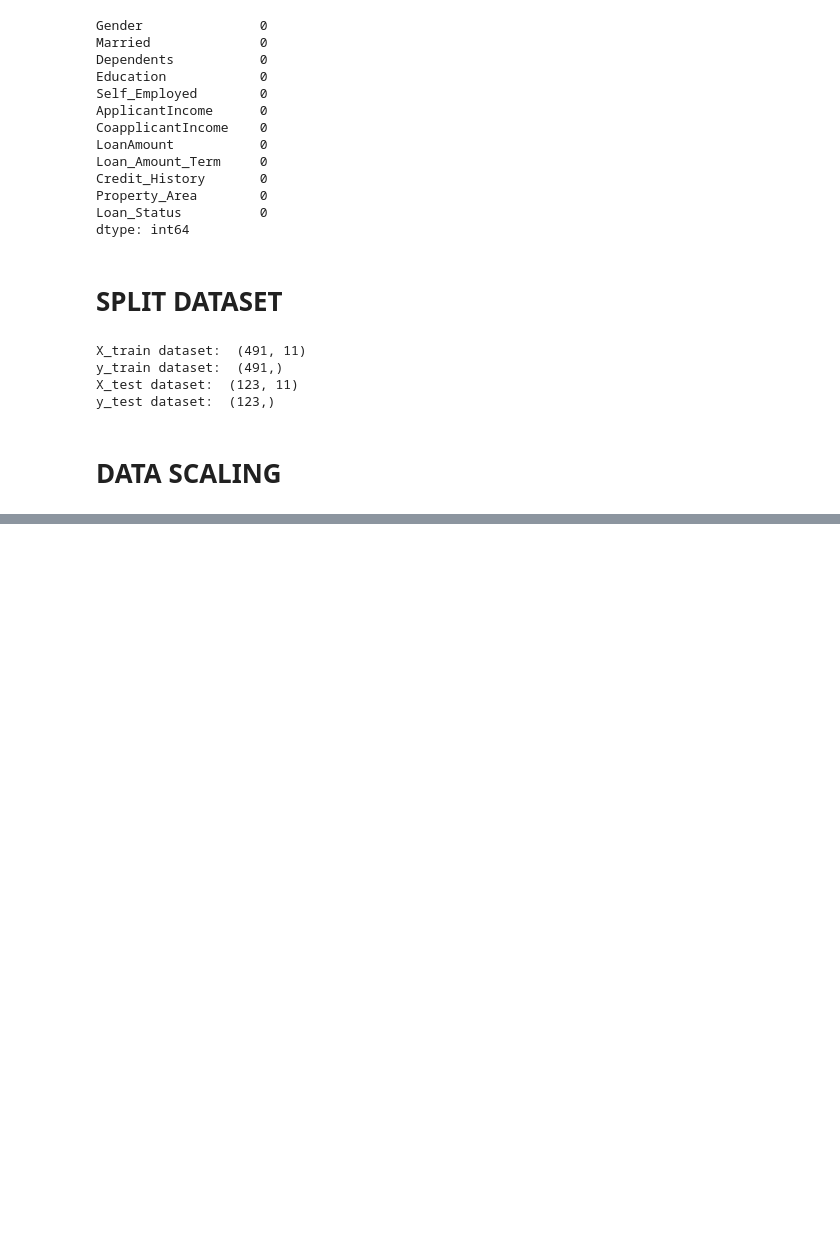
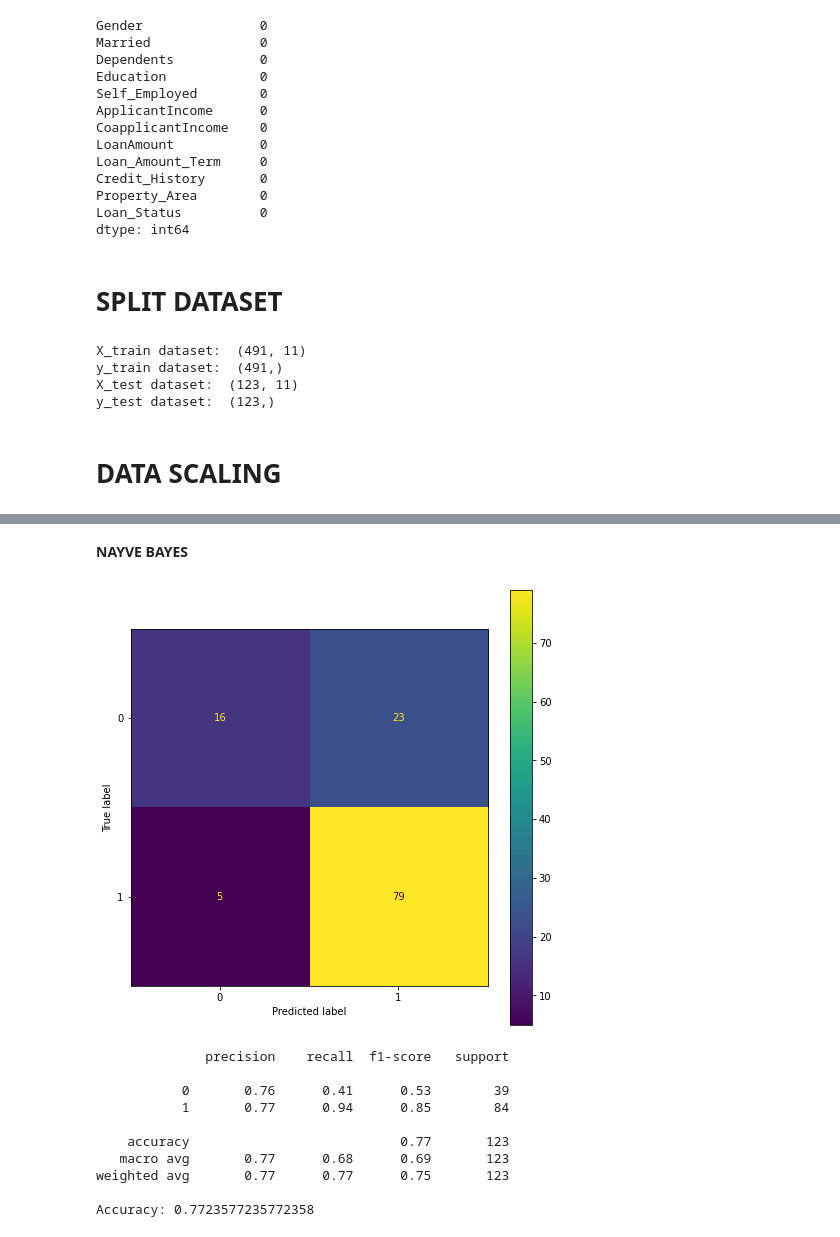
Before and after one commit to livio-24/LoanEligibilityPrediction, a Jupyter notebook: LoanEligibilityPrediction.ipynb, the cells around one changed output, grey strips where cells are left out. Saved outputs shown, nothing was run; the diff lists cells and outputs as text; code cells hidden in the pictures; blank space fills up the shorter version.

```diff
--- a/LoanEligibilityPrediction.ipynb
+++ b/LoanEligibilityPrediction.ipynb
@@ -307,0 +433,29 @@ X_test=scaler.transform(X_test)
+# %% [markdown]
+**NAYVE BAYES**
+# %%
+from sklearn.naive_bayes import  GaussianNB
+
+NB = GaussianNB()
+NB.fit(X_train, y_train)
+
+y_pred = NB.predict(X_test)
+labels = np.unique(y_test)
+
+fig, ax = plt.subplots(figsize=(8, 8))
+plot_confusion_matrix(NB, X_test, y_test, ax=ax)
+plt.show()
+
+print(classification_report(y_test, y_pred))
+print("Accuracy:",metrics.accuracy_score(y_test, y_pred))
+# %% [output]
+[figure, added]
+              precision    recall  f1-score   support
+
+           0       0.76      0.41      0.53        39
+           1       0.77      0.94      0.85        84
+
+    accuracy                           0.77       123
+   macro avg       0.77      0.68      0.69       123
+weighted avg       0.77      0.77      0.75       123
+
+Accuracy: 0.7723577235772358
```
Also changed, not shown: parts of 14 cells of this notebook.
